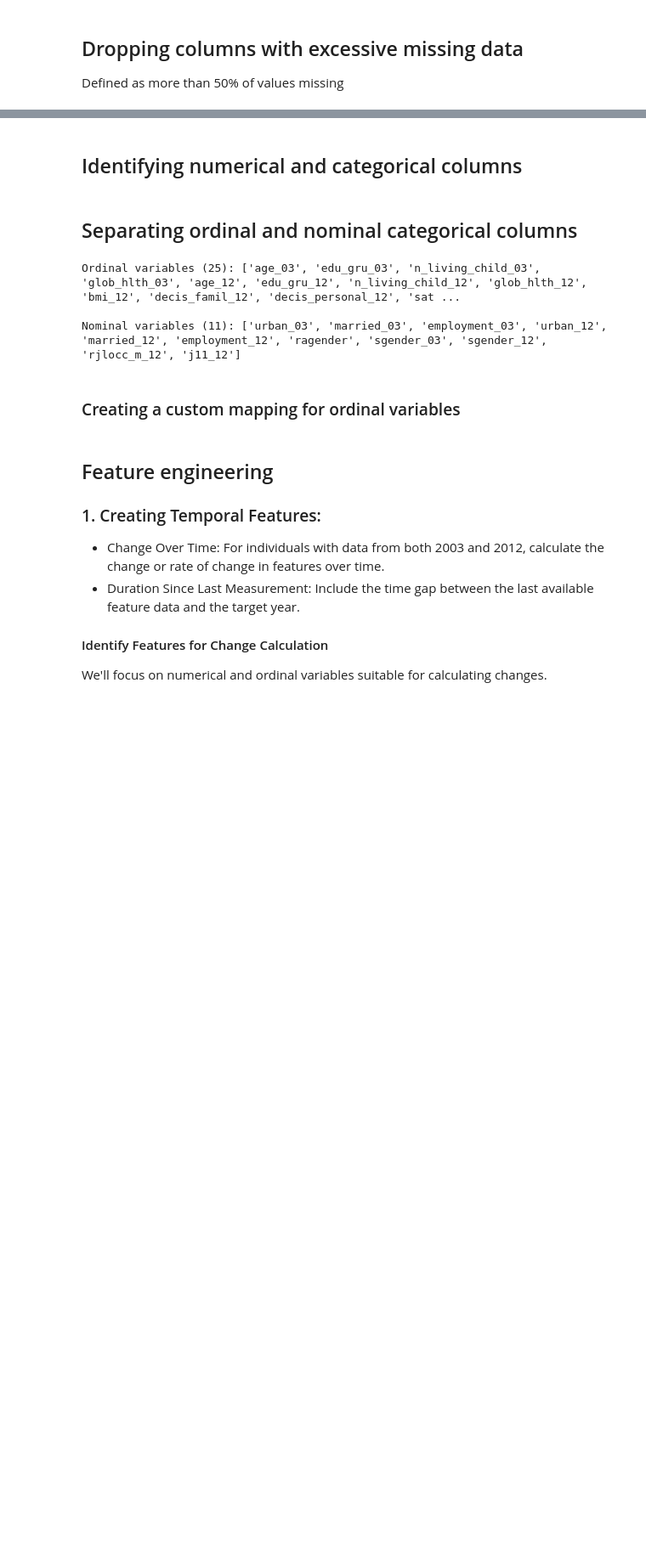
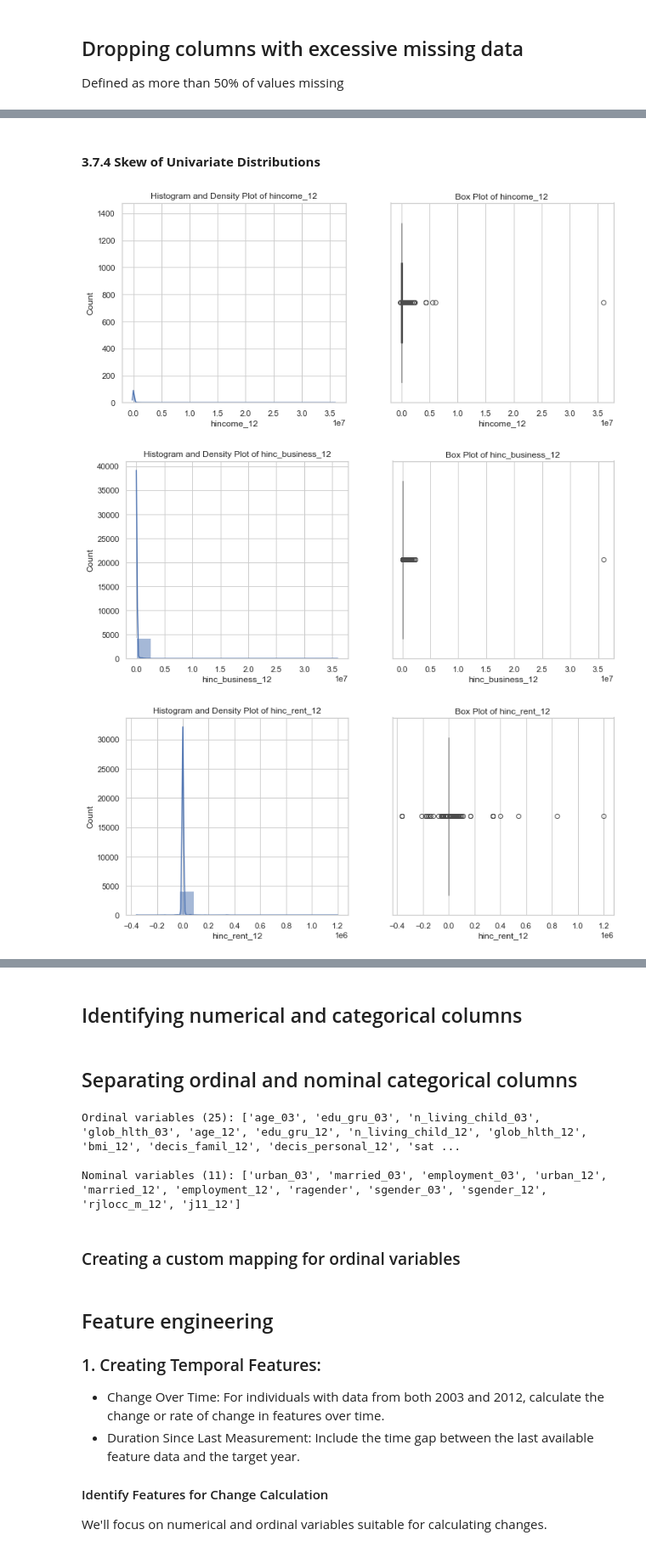
Before and after one commit to geomwangi007/Early-Detection-of-Alzheimer-s-Disease-and-Related-Dementias-Using-Social-Determinants-of-Health, a Jupyter notebook: Index.ipynb, the cells around one changed output, grey strips where cells are left out. Shown at 85% size. Saved outputs shown, nothing was run; the diff lists cells and outputs as text; code cells hidden in the pictures; blank space fills up the shorter version.

```diff
--- a/Index.ipynb
+++ b/Index.ipynb
@@ -75,0 +787,19 @@ Defined as more than 50% of values missing
+# %% [markdown]
+#### **3.7.4 Skew of Univariate Distributions**
+# %%
+# Skew of Univariate Distributions - Histograms and Density Plots
+for col in continuous_features:
+    plt.figure(figsize=(12, 5))
+    plt.subplot(1, 2, 1)
+    sns.histplot(merged_df[col].dropna(), kde=True)
+    plt.title(f'Histogram and Density Plot of {col}')
+
+    plt.subplot(1, 2, 2)
+    sns.boxplot(x=merged_df[col].dropna())
+    plt.title(f'Box Plot of {col}')
+
+    plt.show()
+# %% [output]
+[figure, added]
+[figure, added]
+[figure, added]
```
Also changed, not shown: parts of 69 cells of this notebook, 1 other file.
